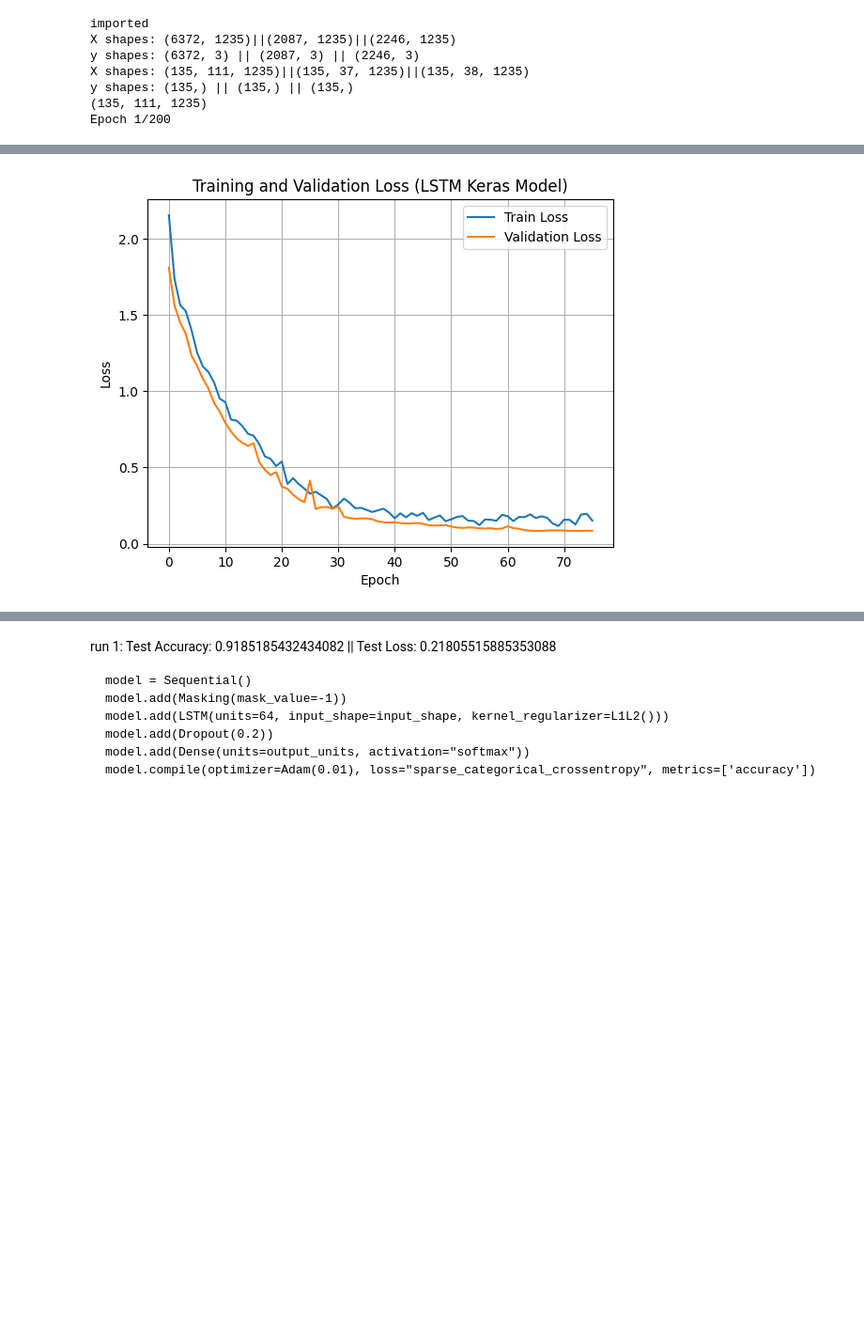
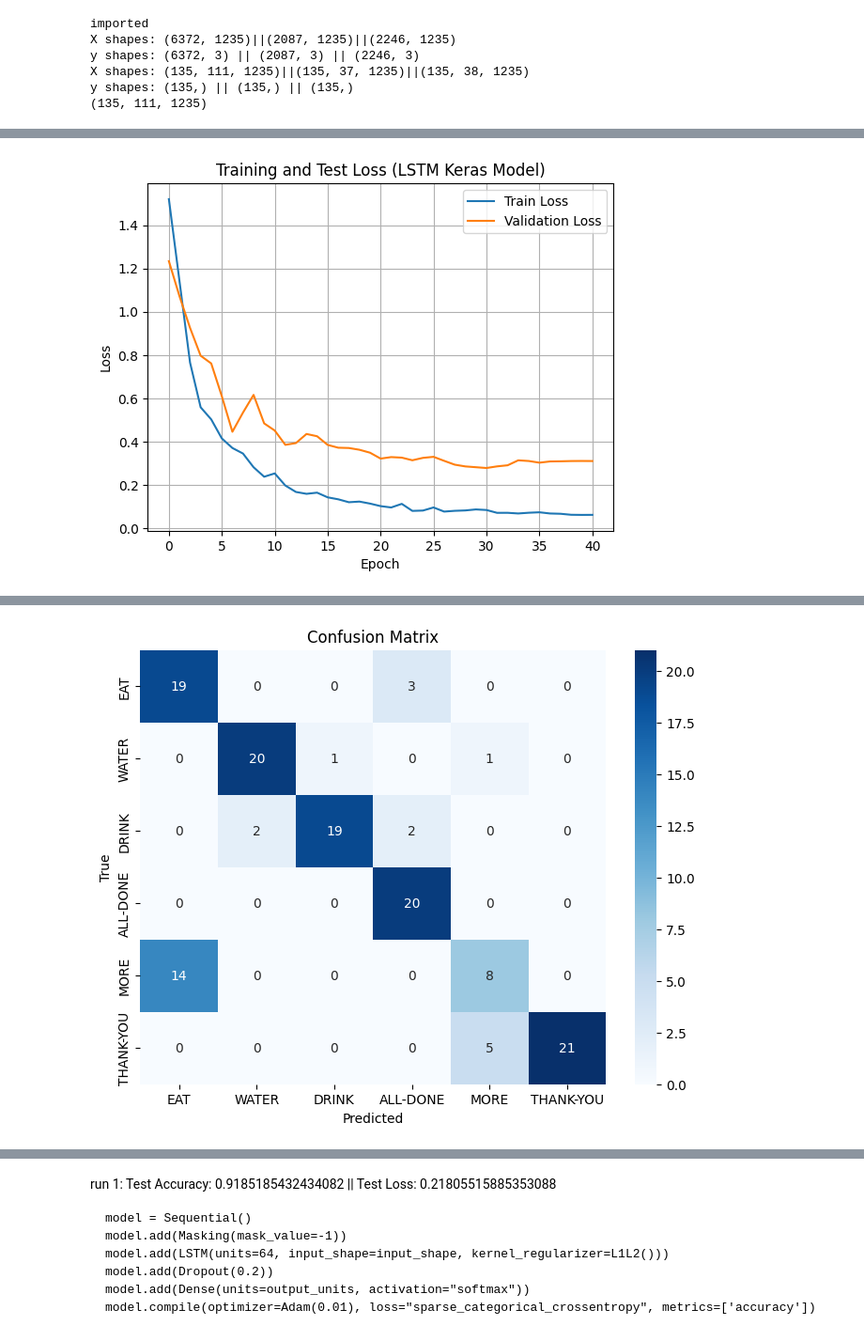
Before and after one commit to D3rrickLa/machine_learning_tfnmp, a Jupyter notebook: model/LSTM/v2/LSTM_modelv2.ipynb, the cells around one changed output, grey strips where cells are left out. Shown at 94% size. Drawn from its saved outputs; the diff is of its cells as text; code cells hidden in the pictures; blank space fills up the shorter version.

```diff
--- a/model/LSTM/v2/LSTM_modelv2.ipynb
+++ b/model/LSTM/v2/LSTM_modelv2.ipynb
@@ -429,6 +433,7 @@ def main():
     y_train_reshaped = reshape_y_labels(y_train)
     y_val_reshaped = reshape_y_labels(y_val)
     y_test_reshaped = reshape_y_labels(y_test)
+    _, class_labels = pd.factorize(y_train_reshaped)
 
 
     label_encoder = LabelEncoder()
@@ -470,7 +475,8 @@ def main():
         epochs=200,
         batch_size=32,
         validation_data=(X_val_reshaped, y_val_encoded),
-        callbacks=[early_stopping, reduce_lr]
+        callbacks=[early_stopping, reduce_lr],
+        verbose=0
     )
 
     test_loss, test_acc = model.evaluate(X_test_reshaped, y_test_encoded)
@@ -485,12 +491,46 @@ def main():
     # Plotting
     plt.plot(epochs, train_loss, label='Train Loss')
     plt.plot(epochs, val_loss, label='Validation Loss')
-    plt.title('Training and Validation Loss (LSTM Keras Model)')
+    plt.title('Training and Test Loss (LSTM Keras Model)')
     plt.xlabel('Epoch')
     plt.ylabel('Loss')
     plt.legend()
     plt.grid(True)
     plt.show()
+
+    y_pred_inner = model.predict(X_test_reshaped)
+    y_pred_out = np.argmax(y_pred_inner, axis=1)
+    cm_inner = confusion_matrix(y_test_encoded, y_pred_out, labels=range(len(class_labels)))
+    # Plot confusion matrix
+    plt.figure(figsize=(8, 6))
+    sns.heatmap(cm_inner, annot=True, cmap='Blues', xticklabels=class_labels, yticklabels=class_labels)
+    plt.xlabel('Predicted')
+    plt.ylabel('True')
+    plt.title('Confusion Matrix')
+    plt.show()
+
+    # X_new = np.load("eat.npy")
+    X_new = pd.read_csv("eat2.csv")
+    X_new = np.reshape(X_new, (X_new.shape[0], 1, X_new.shape[1]))
+    y_pred = model.predict(X_new)
+    predicted_labels = [class_labels[np.argmax(pred)] for pred in y_pred]
+    print(predicted_labels)
+
+    # confusion matrix to see if model is making errors
+    print(len(predicted_labels))
+    ground_truth_labels = ['EAT'] * len(predicted_labels) # has to do with how many labels are there in a run
+
+    # Generate confusion matrix
+    cm = confusion_matrix(ground_truth_labels, predicted_labels, labels=class_labels)
+
+    # Plot confusion matrix
+    plt.figure(figsize=(10, 8))
+    sns.heatmap(cm, annot=True, fmt='d', cmap='Blues', xticklabels=class_labels, yticklabels=class_labels)
+    plt.xlabel('Predicted')
+    plt.ylabel('Actual')
+    plt.title('Confusion Matrix')
+    plt.show()
+
 
 def create_lstm(input_shape, output_units):
     model = Sequential()
@@ -498,7 +538,7 @@ def create_lstm(input_shape, output_units):
     model.add(LSTM(units=64, input_shape=input_shape, kernel_regularizer=L1L2()))
     model.add(Dropout(0.2))
     model.add(Dense(units=output_units, activation="softmax"))
-    model.compile(optimizer=Adam(0.01), loss="sparse_categorical_crossentropy", metrics=['accuracy'])
+    model.compile(optimizer="adam", loss="sparse_categorical_crossentropy", metrics=['accuracy'])
     return model
 main()
 # %% [output]
@@ -508,4 +548,3 @@ y shapes: (6372, 3) || (2087, 3) || (2246, 3)
 X shapes: (135, 111, 1235)||(135, 37, 1235)||(135, 38, 1235)
 y shapes: (135,) || (135,) || (135,)
 (135, 111, 1235)
-Epoch 1/200
@@ -529 +553 @@ Test Accuracy: 0.970370352268219 || Test Loss: 0.15207280218601227
-[figure, old version]
+[figure, new version]
@@ -529,0 +555 @@ Test Accuracy: 0.970370352268219 || Test Loss: 0.15207280218601227
+[figure, added]
```
Also changed, not shown: parts of 2 cells of this notebook, 9 other files.
